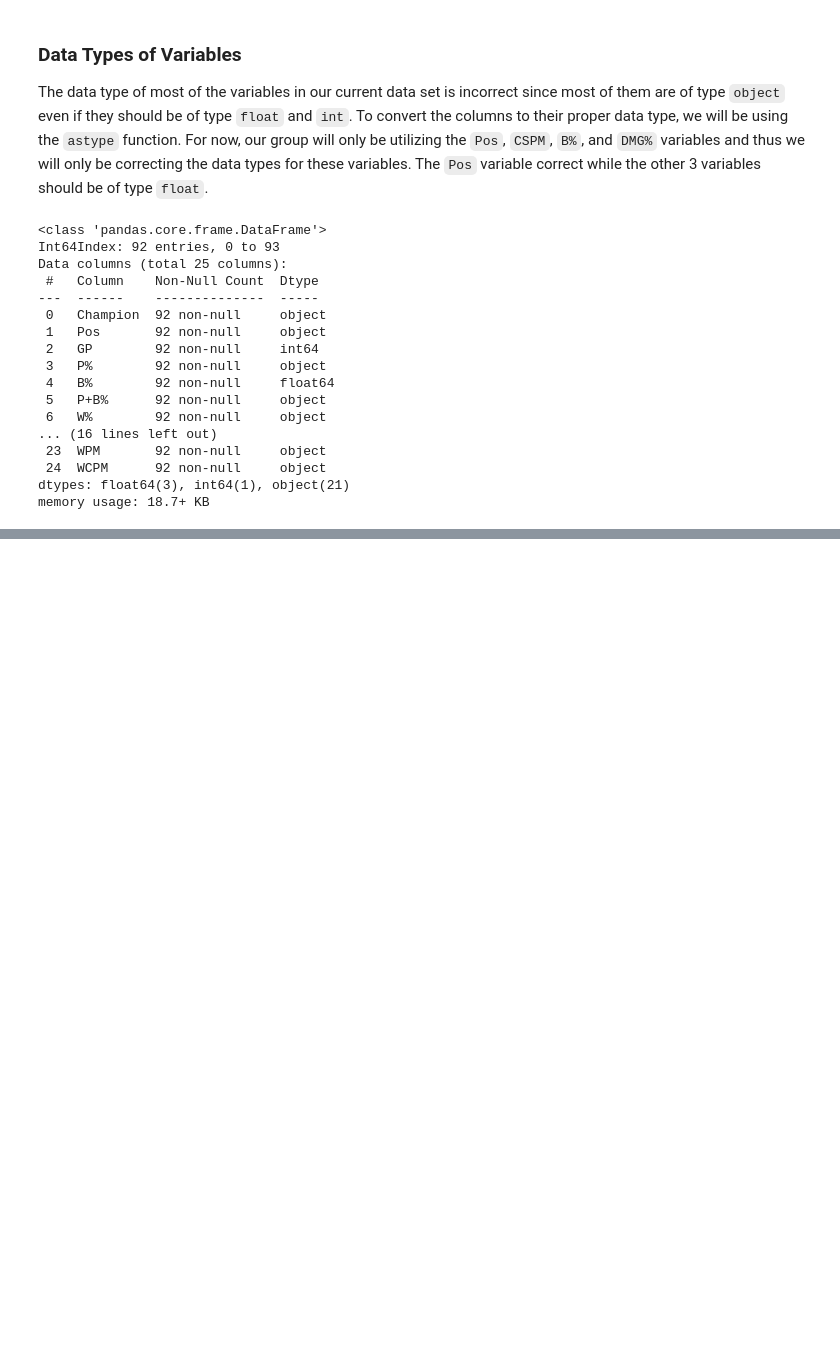
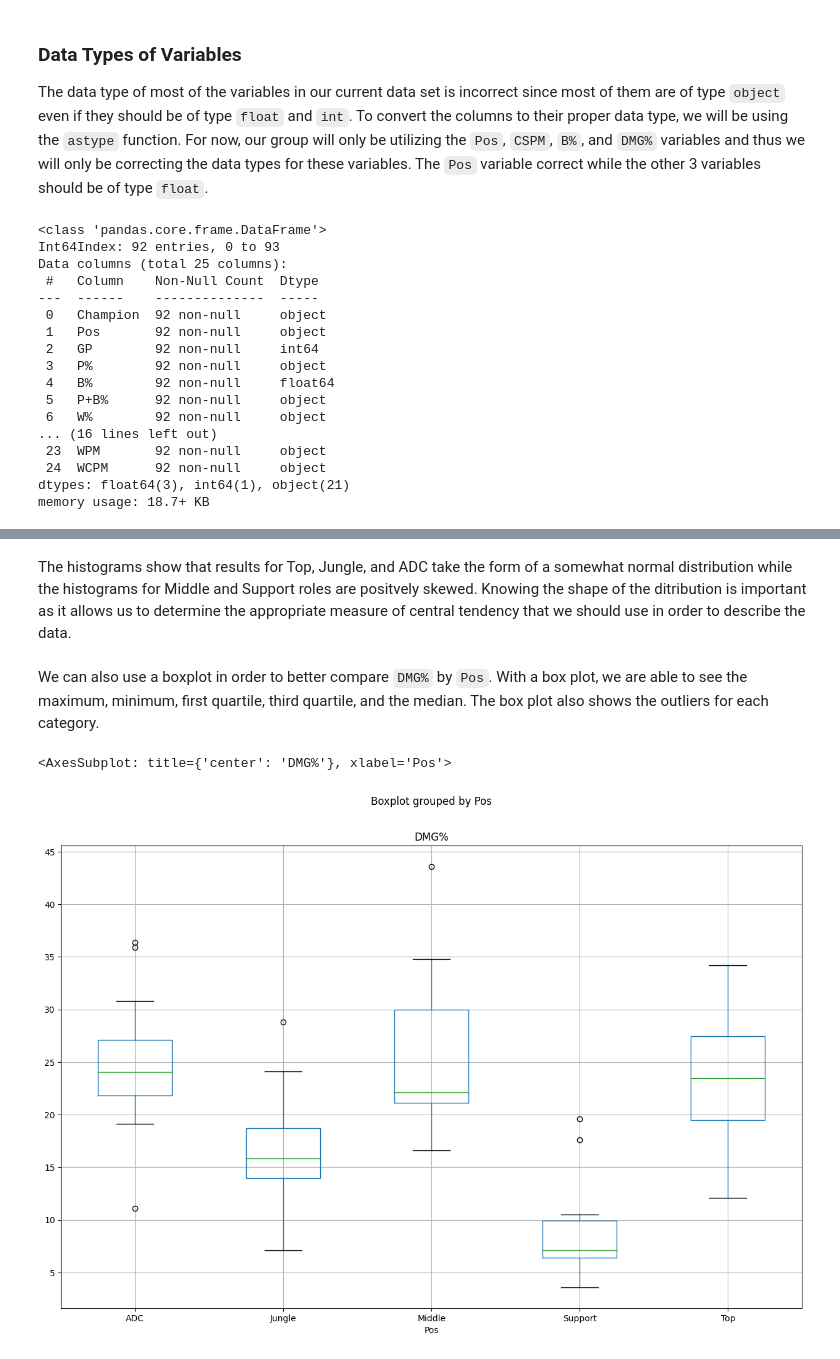
Before and after one commit to Joseph-Ano/League-of-Legends-dataset-visualization, a Jupyter notebook: S13 MCO1 Group8.ipynb, the cells around one changed output, grey strips where cells are left out. Drawn from its saved outputs; the diff is of its cells as text; code cells hidden in the pictures; blank space fills up the shorter version.

```diff
--- a/S13 MCO1 Group8.ipynb
+++ b/S13 MCO1 Group8.ipynb
@@ -187,0 +239,9 @@ memory usage: 18.7+ KB
+# %% [markdown]
+The histograms show that results for Top, Jungle, and ADC take the form of a somewhat normal distribution while the histograms for Middle and Support roles are positvely skewed. Knowing the shape of the ditribution is important as it allows us to determine the appropriate measure of central tendency that we should use in order to describe the data.
+# %% [markdown]
+We can also use a boxplot in order to better compare `DMG%` by `Pos`. With a box plot, we are able to see the maximum, minimum, first quartile, third quartile, and the median. The box plot also shows the outliers for each category.
+# %%
+lol_df.boxplot("DMG%", by="Pos", figsize=(15,10))
+# %% [output]
+<AxesSubplot: title={'center': 'DMG%'}, xlabel='Pos'>
+[figure, added]
```
Also changed, not shown: parts of 8 cells of this notebook.
